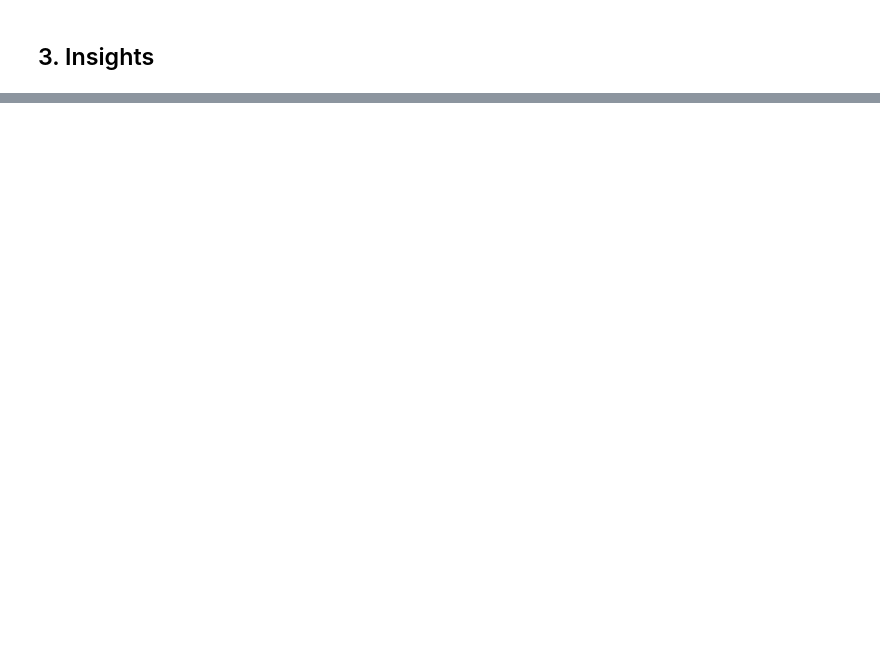
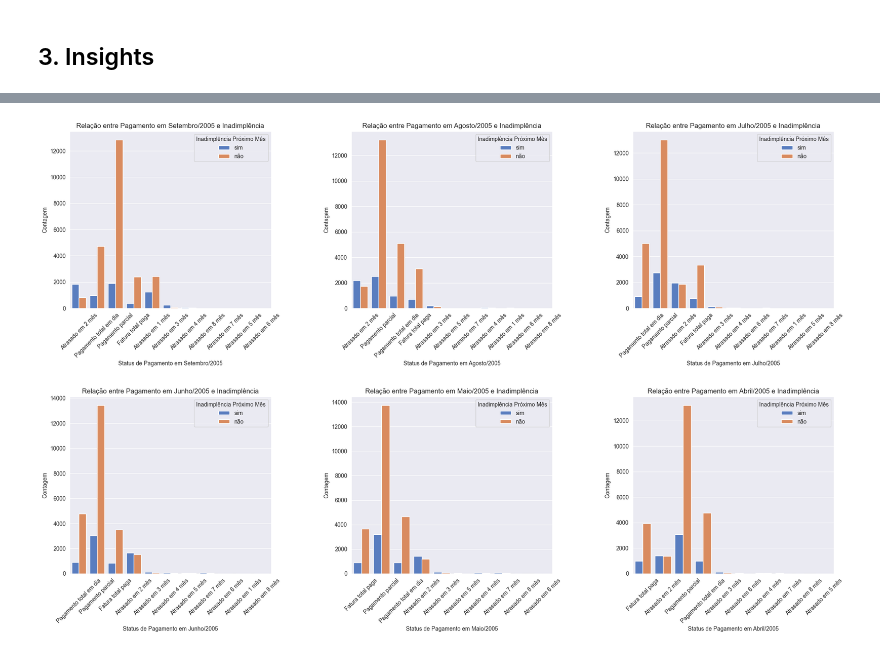
Before and after one commit to IgorPrGv/Avanti-Bootcamp-CienciaDeDados, a Jupyter notebook: notebooks/01-exploratory_data_analysis.ipynb, the cells around one changed output, grey strips where cells are left out. Drawn from its saved outputs; the diff is of its cells as text; code cells hidden in the pictures; blank space fills up the shorter version.

```diff
--- a/notebooks/01-exploratory_data_analysis.ipynb
+++ b/notebooks/01-exploratory_data_analysis.ipynb
@@ -341,0 +430,26 @@ Como podemos observar, o dataframe não possui nenhum dado faltante. Dessa forma
+# %%
+# Criar subplots
+fig, axes = plt.subplots(2, 3, figsize=(20, 14))
+
+# Lista de meses e seus respectivos nomes de coluna
+meses = ['Setembro', 'Agosto', 'Julho', 'Junho', 'Maio', 'Abril']
+colunas_status = ['Status_Setembro', 'Status_Agosto', 'Status_Julho', 'Status_Junho', 'Status_Maio', 'Status_Abril']
+
+# Iterar sobre os subplots e meses
+for i, (ax, mes, coluna_status) in enumerate(zip(axes.flatten(), meses, colunas_status), 1):
+    sns.countplot(data=df, x=coluna_status, hue='Inadimplência_Próximo_Mês', palette='muted', ax=ax)
+    ax.set_xlabel(f'Status de Pagamento em {mes}/2005')
+    ax.set_ylabel('Contagem')
+    ax.set_title(f'Relação entre Pagamento em {mes}/2005 e Inadimplência')
+    ax.legend(title='Inadimplência Próximo Mês', loc='upper right')
+    ax.tick_params(axis='x', rotation=45)  # Rotacionar os rótulos no eixo x
+
+# Ajustar layout
+plt.tight_layout()
+
+# Ajustar a posição das legendas
+plt.subplots_adjust(bottom=0.2, hspace=0.5, wspace=0.4)
+
+plt.show()
+# %% [output]
+[figure, added]
```
Also changed, not shown: parts of 21 cells of this notebook.
